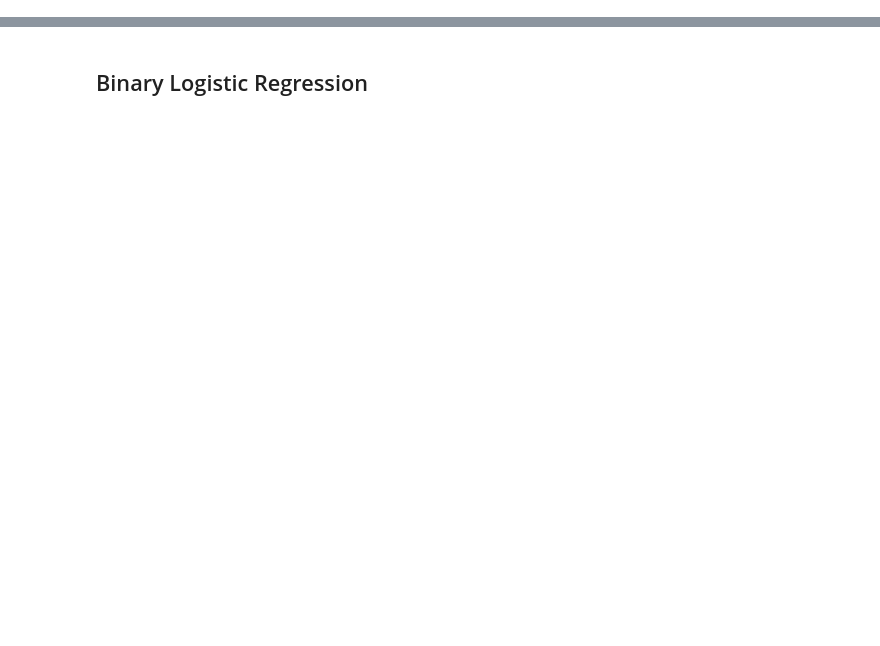
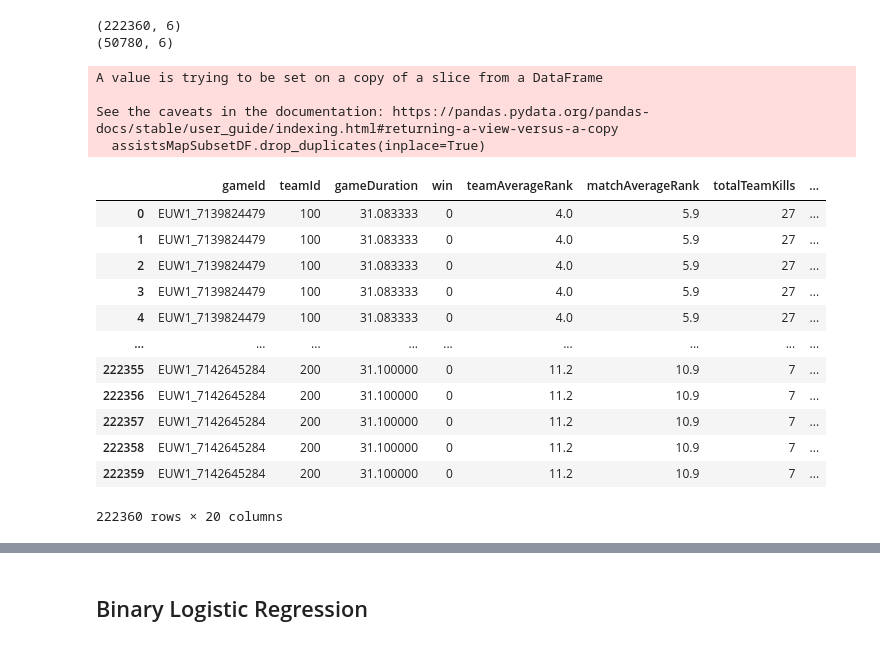
Before and after one commit to TDI-Lab/Collective-Intelligence-LoL, a Jupyter notebook: notebooks/totalMatchAnalysis.ipynb, the cells around one changed output, grey strips where cells are left out. Cells and saved outputs as stored; diff of their text form; code cells hidden in the pictures; blank space fills up the shorter version.

```diff
--- a/notebooks/totalMatchAnalysis.ipynb
+++ b/notebooks/totalMatchAnalysis.ipynb
@@ -491,18 +782,38 @@ valid_player_match_details_df.head(20)
 # %%
 # team averaged dataset
-teamDF = valid_player_match_details_df[[
+teamDF = filtered_valid_player_match_details_df[[
     'gameId', 'teamId', 'gameDuration', 'win', 'teamAverageRank', 'matchAverageRank',
     'totalTeamKills', 'totalTeamDeaths', 'totalTeamAssists', 'totalTeamTurretKills', 'totalTeamEpicMonsterKills', 'totalTeamGold', 'totalTeamGPM',
     'averageTeamChampExperience', 'averageTeamVisionScore', 'averageTeamMinionsKilled'
     ]]
 
 assistsMapSubsetDF = assistsMapDF[['gameId', 'teamId', 'teamIndegreeCentrality', 'teamOutdegreeCentrality', 'totalTeamAllAssists', 'resistance']]
 print(assistsMapSubsetDF.shape)
 assistsMapSubsetDF.drop_duplicates(inplace=True)
 print(assistsMapSubsetDF.shape)
 
 teamDF = teamDF.merge(assistsMapSubsetDF, on=['gameId', 'teamId'], how='inner')
 teamDF
+# %% [output]
+(222360, 6)
+(50780, 6)
+A value is trying to be set on a copy of a slice from a DataFrame
+
+See the caveats in the documentation: https://pandas.pydata.org/pandas-docs/stable/user_guide/indexing.html#returning-a-view-versus-a-copy
+  assistsMapSubsetDF.drop_duplicates(inplace=True)
+|  | gameId | teamId | gameDuration | win | teamAverageRank | matchAverageRank | totalTeamKills | ... |
+| 0 | EUW1_7139824479 | 100 | 31.083333 | 0 | 4.0 | 5.9 | 27 | ... |
+| 1 | EUW1_7139824479 | 100 | 31.083333 | 0 | 4.0 | 5.9 | 27 | ... |
+| 2 | EUW1_7139824479 | 100 | 31.083333 | 0 | 4.0 | 5.9 | 27 | ... |
+| 3 | EUW1_7139824479 | 100 | 31.083333 | 0 | 4.0 | 5.9 | 27 | ... |
+| 4 | EUW1_7139824479 | 100 | 31.083333 | 0 | 4.0 | 5.9 | 27 | ... |
+| ... | ... | ... | ... | ... | ... | ... | ... | ... |
+| 222355 | EUW1_7142645284 | 200 | 31.100000 | 0 | 11.2 | 10.9 | 7 | ... |
+| 222356 | EUW1_7142645284 | 200 | 31.100000 | 0 | 11.2 | 10.9 | 7 | ... |
+| 222357 | EUW1_7142645284 | 200 | 31.100000 | 0 | 11.2 | 10.9 | 7 | ... |
+| 222358 | EUW1_7142645284 | 200 | 31.100000 | 0 | 11.2 | 10.9 | 7 | ... |
+| 222359 | EUW1_7142645284 | 200 | 31.100000 | 0 | 11.2 | 10.9 | 7 | ... |
+222360 rows × 20 columns
 # %%
 teamDF.drop_duplicates(inplace=True)
 print(teamDF.shape)
```
Also changed, not shown: parts of 24 cells of this notebook, 2 other files.
